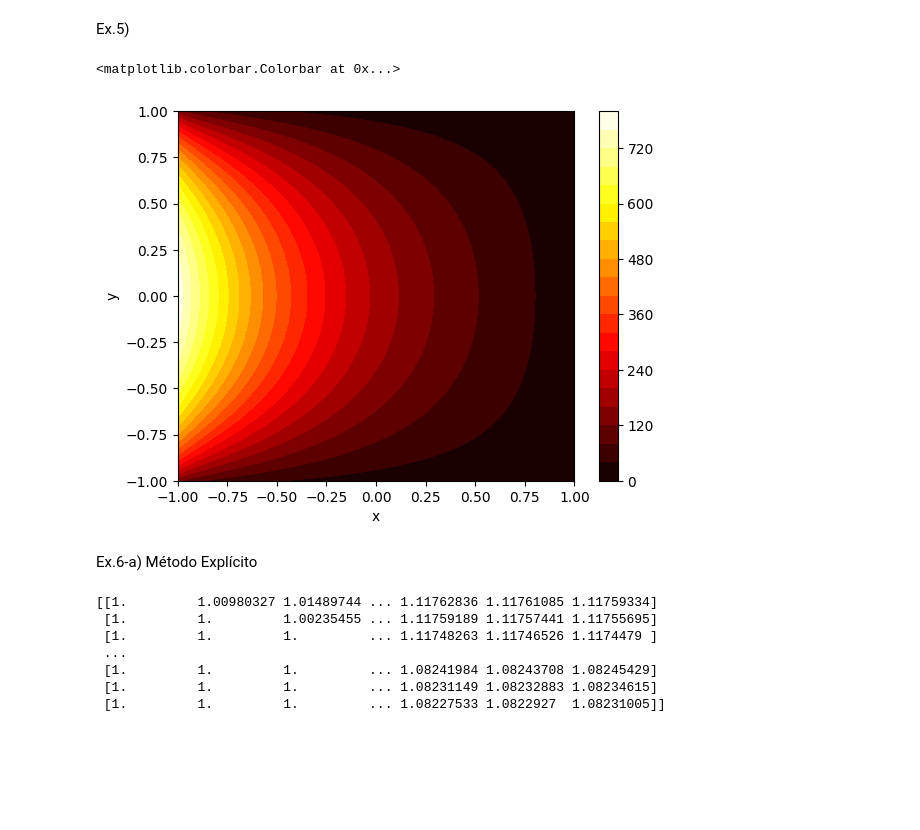
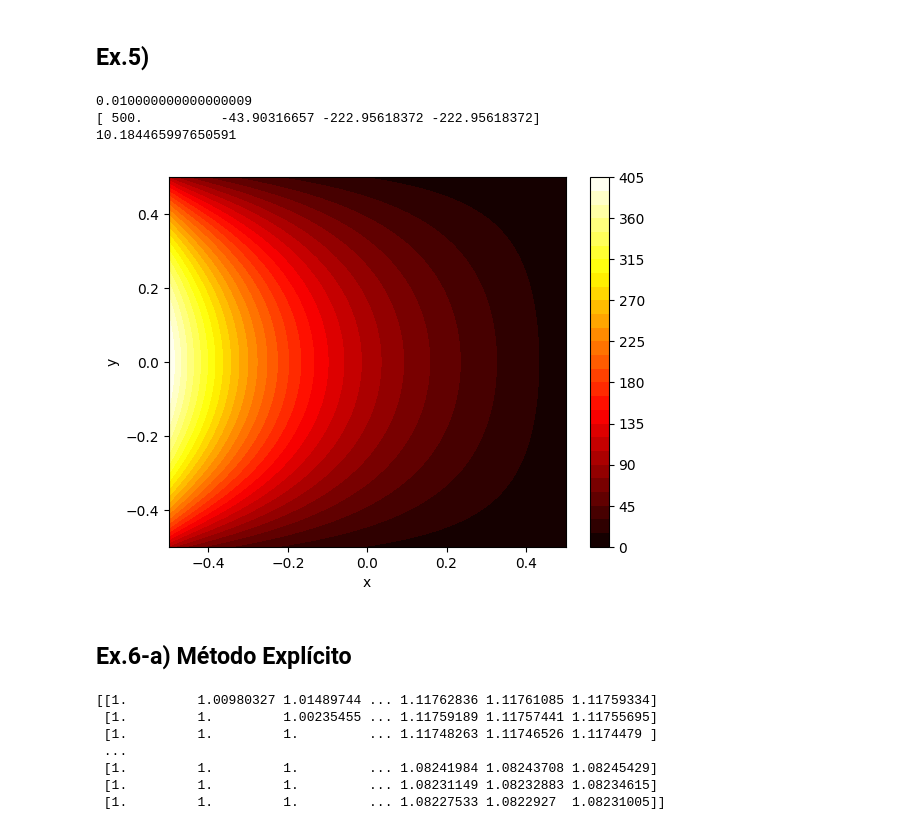
Before and after one commit to tfoliva/Lista_01_MetNum, a Jupyter notebook: Lista_FDM.ipynb, the cells around one changed output. Cells and saved outputs as stored; diff of their text form; code cells hidden in the pictures; blank space fills up the shorter version.

```diff
--- a/Lista_FDM.ipynb
+++ b/Lista_FDM.ipynb
@@ -1,31 +1,36 @@
-# %% [markdown]
-Ex.5)
+# %% [markdown]
+## Ex.5)
 # %%
 import numpy as np
 import matplotlib.pyplot as plt
 
 ## Input data
 #Geometry and material properties
-Lix = -1 # m
-Liy = -1 # m
-Lfx = 1 # m
-Lfy = 1 # m
+Lix = -0.5 # m
+Liy = -0.5 # m
+Lfx = 0.5 # m
+Lfy = 0.5 # m
 k = 0.5 # W/(mK)
-h = 10 # W/(m^2 K)
+
 
 # Boundary conditions
 q_bar = 500 # W/m^2
 h = 10 # W/(m^2 K)
-T_inf = 10 # K
+T_inf = 0 # K
 
+# Local error
+tau = 10 ** -4
+h_error = np.sqrt(tau) #Constant aprox. 1
 
 ## Discretization
-Nx = 50 # spatial x
-Ny = 50 # spatial y
+Nx = round((Lfx-Lix)/h_error + 1) # spatial x
+Ny = round((Lfy-Liy)/h_error + 1) # spatial y
 x = np.linspace(Lix, Lfx, Nx)
 y = np.linspace(Liy, Lfy, Ny)
 dx = x[1] - x[0]
 dy = y[1] - y[0]
+
+print(dx)
 
 # Intermediate constants
 beta1 = k / (dx**2)
@@ -122,38 +127,61 @@ for i, xi in enumerate(x):
     # Edges without vertices
     elif i in set(region_L) - (set(region_L) & set(region_B)) - (set(region_L) & set(region_T)):
         b[i] = -beta1 * gamma1
     elif i in set(region_R) - (set(region_R) & set(region_B)) - (set(region_R) & set(region_T)):
         b[i] = -beta1 * gamma2 * T_inf
     elif i in set(region_B) - (set(region_B) & set(region_L)) - (set(region_B) & set(region_R)):
         b[i] = -beta2 * gamma3 * T_inf
     elif i in set(region_T) - (set(region_T) & set(region_L)) - (set(region_T) & set(region_R)):
         b[i] = -beta2 * gamma3 * T_inf
     # Other positions
     else:
         b[i] = 0
 
 # print(b)
 
 # Solve the system
 T = np.zeros((Nx*Ny,1))
 T = Ainv @ b
 
 # print(T)
 
 Tmatrix = np.reshape(T,(Ny,Nx))
 
 # print(Tmatrix)
 
 plt.figure()
-plt.contourf(xg, yg, Tmatrix, 20, cmap='hot')
+plt.contourf(xg, yg, Tmatrix, 30, cmap='hot')
 plt.xlabel('x')
 plt.ylabel('y')
 plt.colorbar()
+
+# Heat flux on the boundaries
+
+q = np.zeros(4)
+for i, xi in enumerate(x):
+    if i in set(region_L):
+        q[0] = q_bar
+    elif i in set(region_R):
+        dq = -h * dy * (T[i] - T_inf)
+        q[1] = q[1] + dq
+    elif i in set(region_B):
+        dq = -h * dx * (T[i] - T_inf)
+        q[2] = q[2] + dq
+    elif i in set(region_T):
+        dq = -h *  dx * (T[i] - T_inf)
+        q[3] = q[3] + dq
+    else:
+        continue
+
+print(q)
+print(q[0] + q[1] + q[2] + q[3])
 # %% [output]
-<matplotlib.colorbar.Colorbar at 0x...>
+0.010000000000000009
+[ 500.          -43.90316657 -222.95618372 -222.95618372]
+10.184465997650591
-[figure, old version]
+[figure, new version]
 # %% [markdown]
-Ex.6-a) Método Explícito
+## Ex.6-a) Método Explícito
 # %%
 import numpy as np
 import matplotlib.pyplot as plt
```
Also changed, not shown: parts of 3 cells of this notebook.
